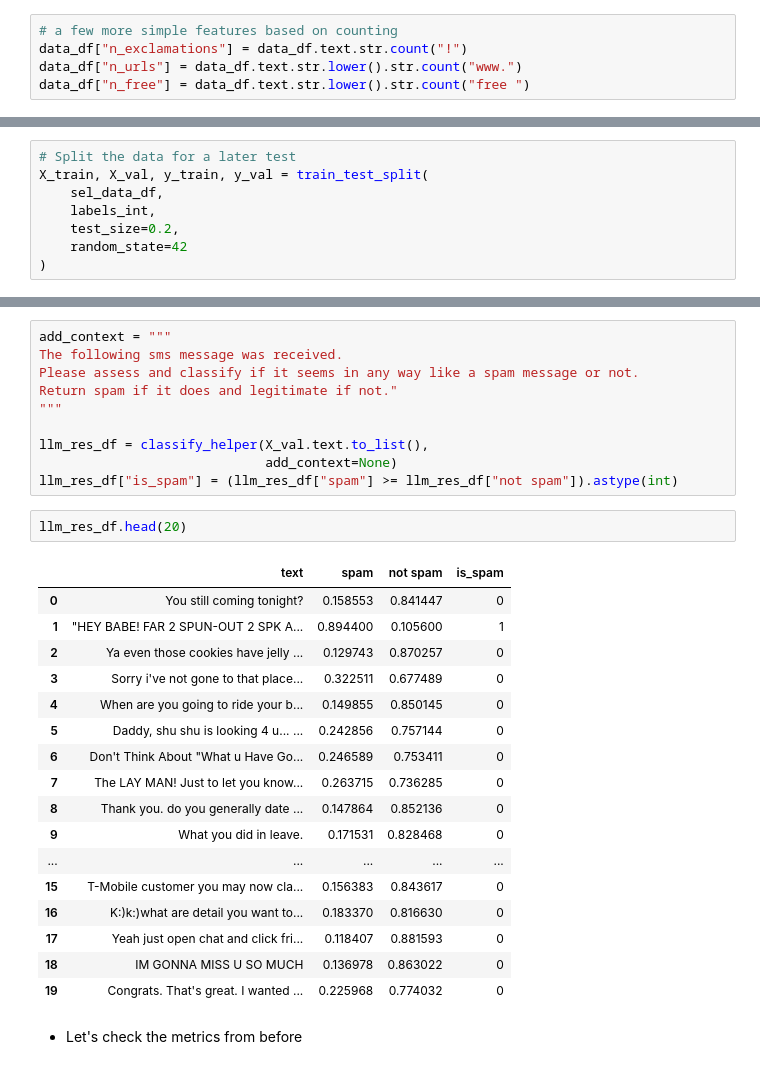
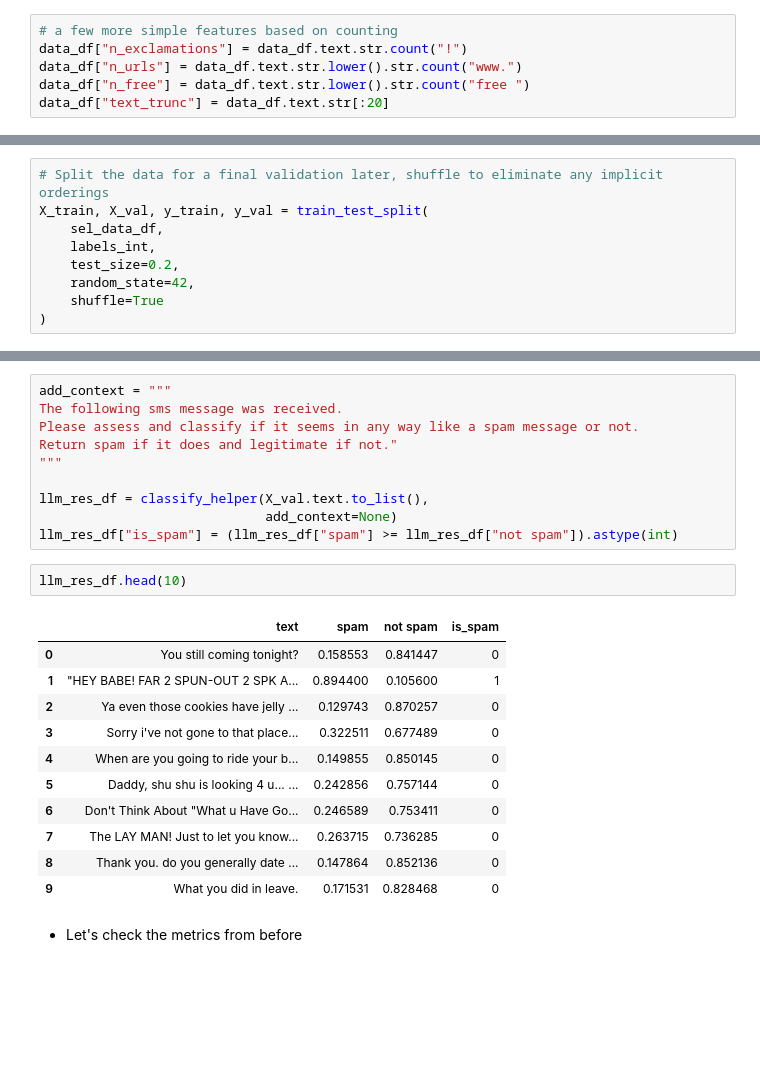
Before and after one commit to AkagiShigeru/sms_spam_classification, a Jupyter notebook: sms_classification/eda.ipynb, the cells around one changed output, grey strips where cells are left out. Cells and saved outputs as stored; diff of their text form; blank space fills up the shorter version.

```diff
--- a/sms_classification/eda.ipynb
+++ b/sms_classification/eda.ipynb
@@ -101,6 +105,7 @@ data_df.groupby("label").msg_len.describe()
 data_df["n_exclamations"] = data_df.text.str.count("!")
 data_df["n_urls"] = data_df.text.str.lower().str.count("www.")
 data_df["n_free"] = data_df.text.str.lower().str.count("free ")
+data_df["text_trunc"] = data_df.text.str[:20]
 # %%
 data_df.groupby("label").n_exclamations.describe()
 # %% [output]
@@ -182,12 +188,13 @@ label
 1     747
 Name: count, dtype: int64
 # %%
-# Split the data for a later test
+# Split the data for a final validation later, shuffle to eliminate any implicit orderings
 X_train, X_val, y_train, y_val = train_test_split(
     sel_data_df,
     labels_int,
     test_size=0.2,
-    random_state=42
+    random_state=42,
+    shuffle=True
 )
 # %%
 X_train.shape, y_train.shape
@@ -444,25 +462,19 @@ llm_res_df = classify_helper(X_val.text.to_list(),
                              add_context=None)
 llm_res_df["is_spam"] = (llm_res_df["spam"] >= llm_res_df["not spam"]).astype(int)
 # %%
-llm_res_df.head(20)
+llm_res_df.head(10)
 # %% [output]
 |  | text | spam | not spam | is_spam |
 | 0 | You still coming tonight? | 0.158553 | 0.841447 | 0 |
 | 1 | "HEY BABE! FAR 2 SPUN-OUT 2 SPK A... | 0.894400 | 0.105600 | 1 |
 | 2 | Ya even those cookies have jelly ... | 0.129743 | 0.870257 | 0 |
 | 3 | Sorry i've not gone to that place... | 0.322511 | 0.677489 | 0 |
 | 4 | When are you going to ride your b... | 0.149855 | 0.850145 | 0 |
 | 5 | Daddy, shu shu is looking 4 u... ... | 0.242856 | 0.757144 | 0 |
 | 6 | Don't Think About "What u Have Go... | 0.246589 | 0.753411 | 0 |
 | 7 | The LAY MAN! Just to let you know... | 0.263715 | 0.736285 | 0 |
 | 8 | Thank you. do you generally date ... | 0.147864 | 0.852136 | 0 |
 | 9 | What you did in leave. | 0.171531 | 0.828468 | 0 |
-| ... | ... | ... | ... | ... |
-| 15 | T-Mobile customer you may now cla... | 0.156383 | 0.843617 | 0 |
-| 16 | K:)k:)what are detail you want to... | 0.183370 | 0.816630 | 0 |
-| 17 | Yeah just open chat and click fri... | 0.118407 | 0.881593 | 0 |
-| 18 | IM GONNA MISS U SO MUCH | 0.136978 | 0.863022 | 0 |
-| 19 | Congrats. That's great. I wanted ... | 0.225968 | 0.774032 | 0 |
 # %% [markdown]
 * Let's check the metrics from before
 # %%
```
Also changed, not shown: parts of 22 cells of this notebook, 2 other files.
